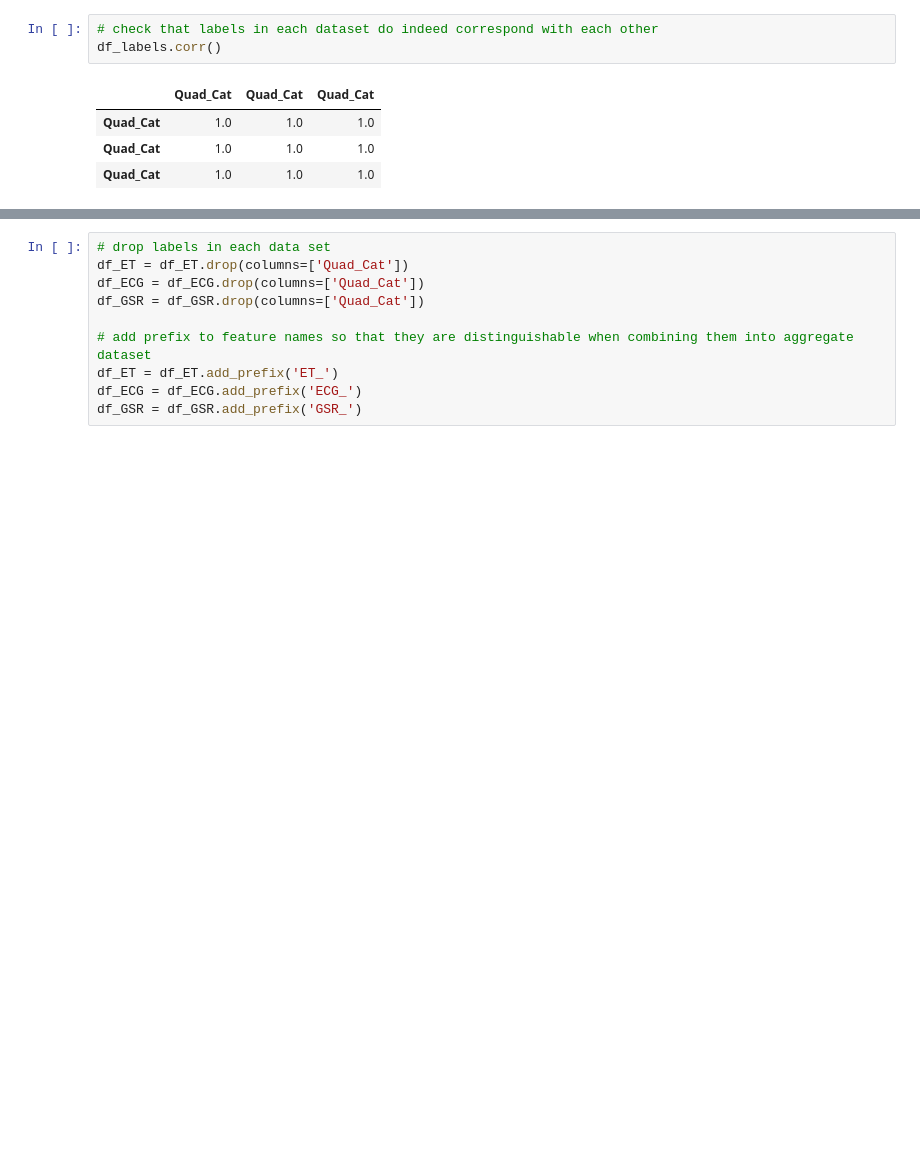
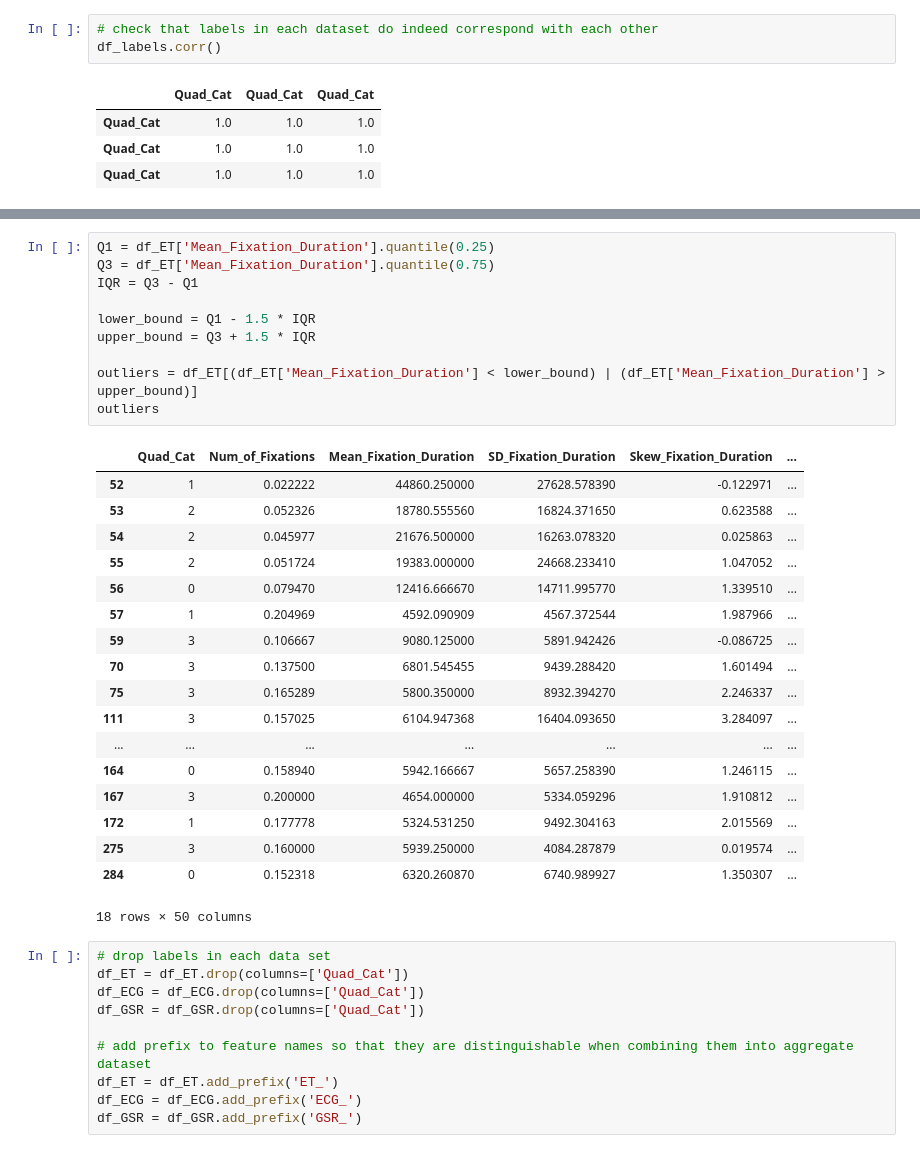
Before and after one commit to BlueJayVRStudio/CSCA5622_project, a Jupyter notebook: SupervisedLearningProject.ipynb, the cells around one changed output, grey strips where cells are left out. Saved outputs shown, nothing was run; the diff lists cells and outputs as text; blank space fills up the shorter version.

```diff
--- a/SupervisedLearningProject.ipynb
+++ b/SupervisedLearningProject.ipynb
@@ -45,3 +86,32 @@ df_labels.corr()
+# %%
+Q1 = df_ET['Mean_Fixation_Duration'].quantile(0.25)
+Q3 = df_ET['Mean_Fixation_Duration'].quantile(0.75)
+IQR = Q3 - Q1
+
+lower_bound = Q1 - 1.5 * IQR
+upper_bound = Q3 + 1.5 * IQR
+
+outliers = df_ET[(df_ET['Mean_Fixation_Duration'] < lower_bound) | (df_ET['Mean_Fixation_Duration'] > upper_bound)]
+outliers
+# %% [output]
+|  | Quad_Cat | Num_of_Fixations | Mean_Fixation_Duration | SD_Fixation_Duration | Skew_Fixation_Duration | ... |
+| 52 | 1 | 0.022222 | 44860.250000 | 27628.578390 | -0.122971 | ... |
+| 53 | 2 | 0.052326 | 18780.555560 | 16824.371650 | 0.623588 | ... |
+| 54 | 2 | 0.045977 | 21676.500000 | 16263.078320 | 0.025863 | ... |
+| 55 | 2 | 0.051724 | 19383.000000 | 24668.233410 | 1.047052 | ... |
+| 56 | 0 | 0.079470 | 12416.666670 | 14711.995770 | 1.339510 | ... |
+| 57 | 1 | 0.204969 | 4592.090909 | 4567.372544 | 1.987966 | ... |
+| 59 | 3 | 0.106667 | 9080.125000 | 5891.942426 | -0.086725 | ... |
+| 70 | 3 | 0.137500 | 6801.545455 | 9439.288420 | 1.601494 | ... |
+| 75 | 3 | 0.165289 | 5800.350000 | 8932.394270 | 2.246337 | ... |
+| 111 | 3 | 0.157025 | 6104.947368 | 16404.093650 | 3.284097 | ... |
+| ... | ... | ... | ... | ... | ... | ... |
+| 164 | 0 | 0.158940 | 5942.166667 | 5657.258390 | 1.246115 | ... |
+| 167 | 3 | 0.200000 | 4654.000000 | 5334.059296 | 1.910812 | ... |
+| 172 | 1 | 0.177778 | 5324.531250 | 9492.304163 | 2.015569 | ... |
+| 275 | 3 | 0.160000 | 5939.250000 | 4084.287879 | 0.019574 | ... |
+| 284 | 0 | 0.152318 | 6320.260870 | 6740.989927 | 1.350307 | ... |
+18 rows × 50 columns
 # %%
 # drop labels in each data set
 df_ET = df_ET.drop(columns=['Quad_Cat'])
```
Also changed, not shown: parts of 8 cells of this notebook.
